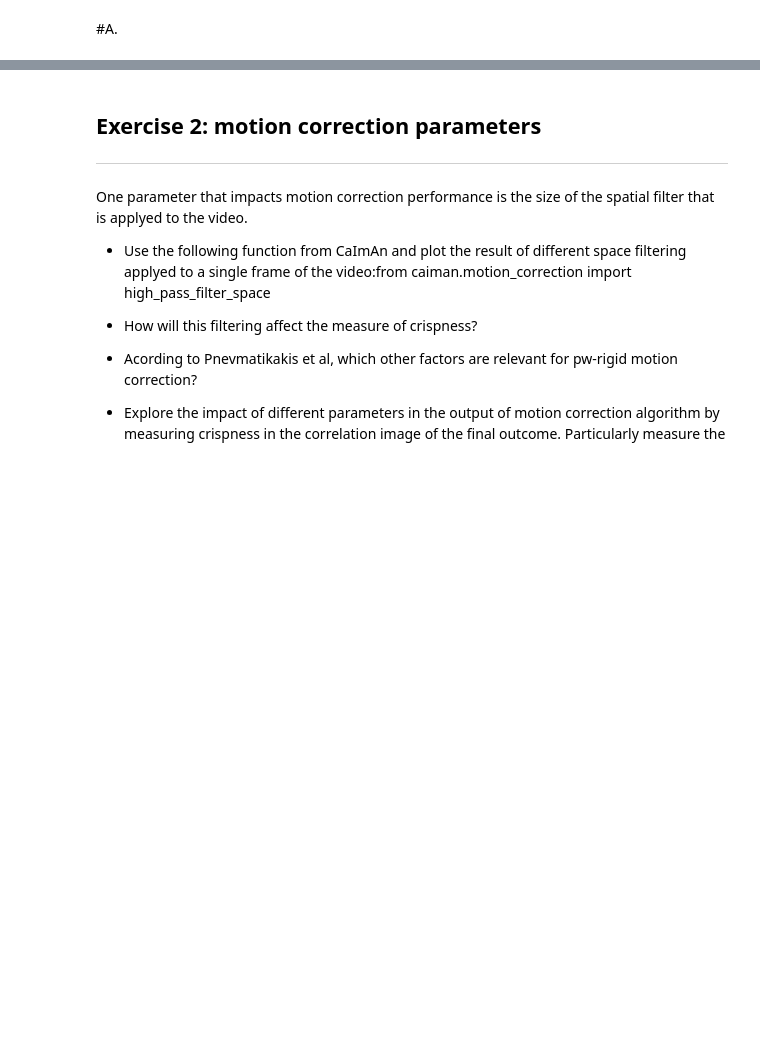
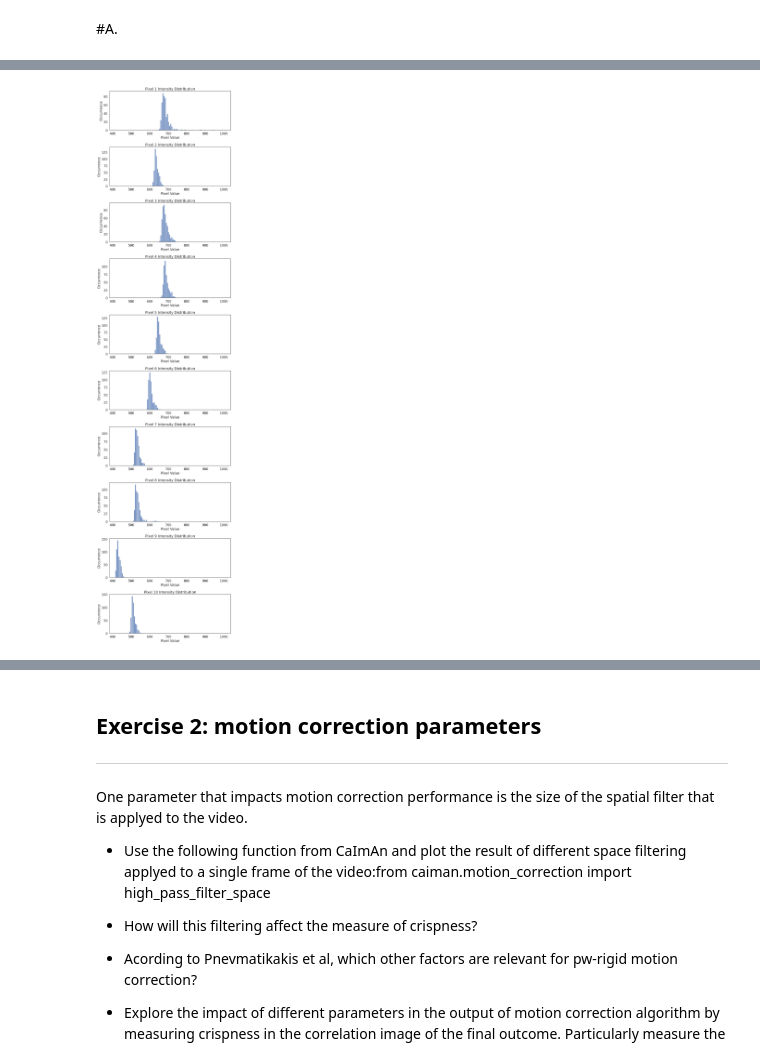
Before and after one commit to xamweil/neural-data, a Jupyter notebook: 02-calcium_imaging/exercises.ipynb, the cells around one changed output, grey strips where cells are left out. Drawn from its saved outputs; the diff is of its cells as text; code cells hidden in the pictures; blank space fills up the shorter version.

```diff
--- a/02-calcium_imaging/exercises.ipynb
+++ b/02-calcium_imaging/exercises.ipynb
@@ -119,0 +156,14 @@ As a substitution, consider using
+# %%
+fig, axs = plt.subplots(len(rnd_pix.T), 1, figsize=(10, 40))
+global_min = min([values.min() for values in rnd_pix.T])
+global_max = max([values.max() for values in rnd_pix.T])
+for i, values in enumerate(rnd_pix.T):
+    axs[i].hist(values, bins=100, alpha=0.75, range=(global_min, global_max))
+    axs[i].set_title(f"Pixel {i+1} Intensity Distribution")
+    axs[i].set_xlabel('Pixel Value')
+    axs[i].set_ylabel('Occurrence')
+
+plt.tight_layout()
+plt.show()
+# %% [output]
+[figure, added]
```
Also changed, not shown: parts of 20 cells of this notebook.
